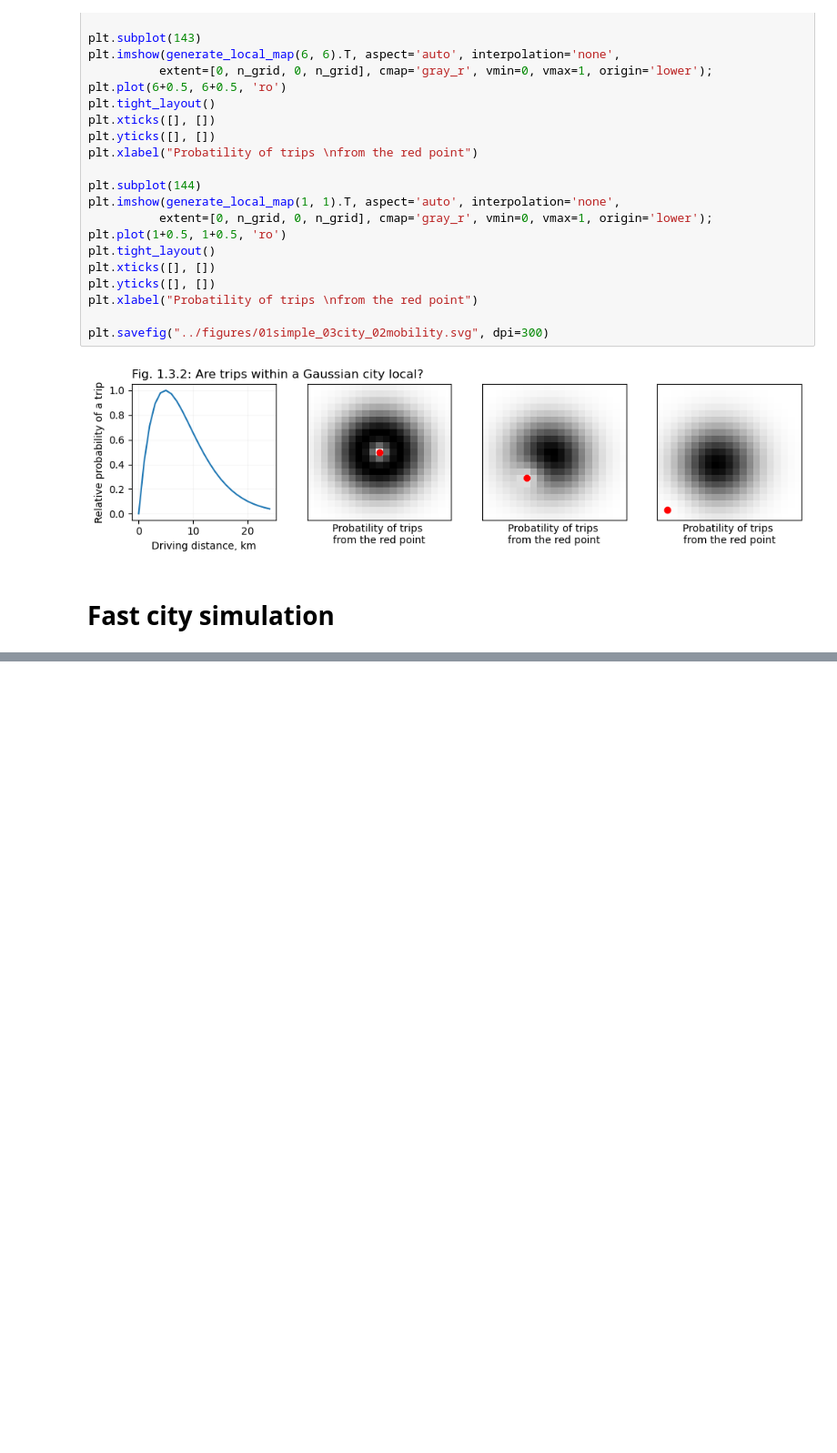
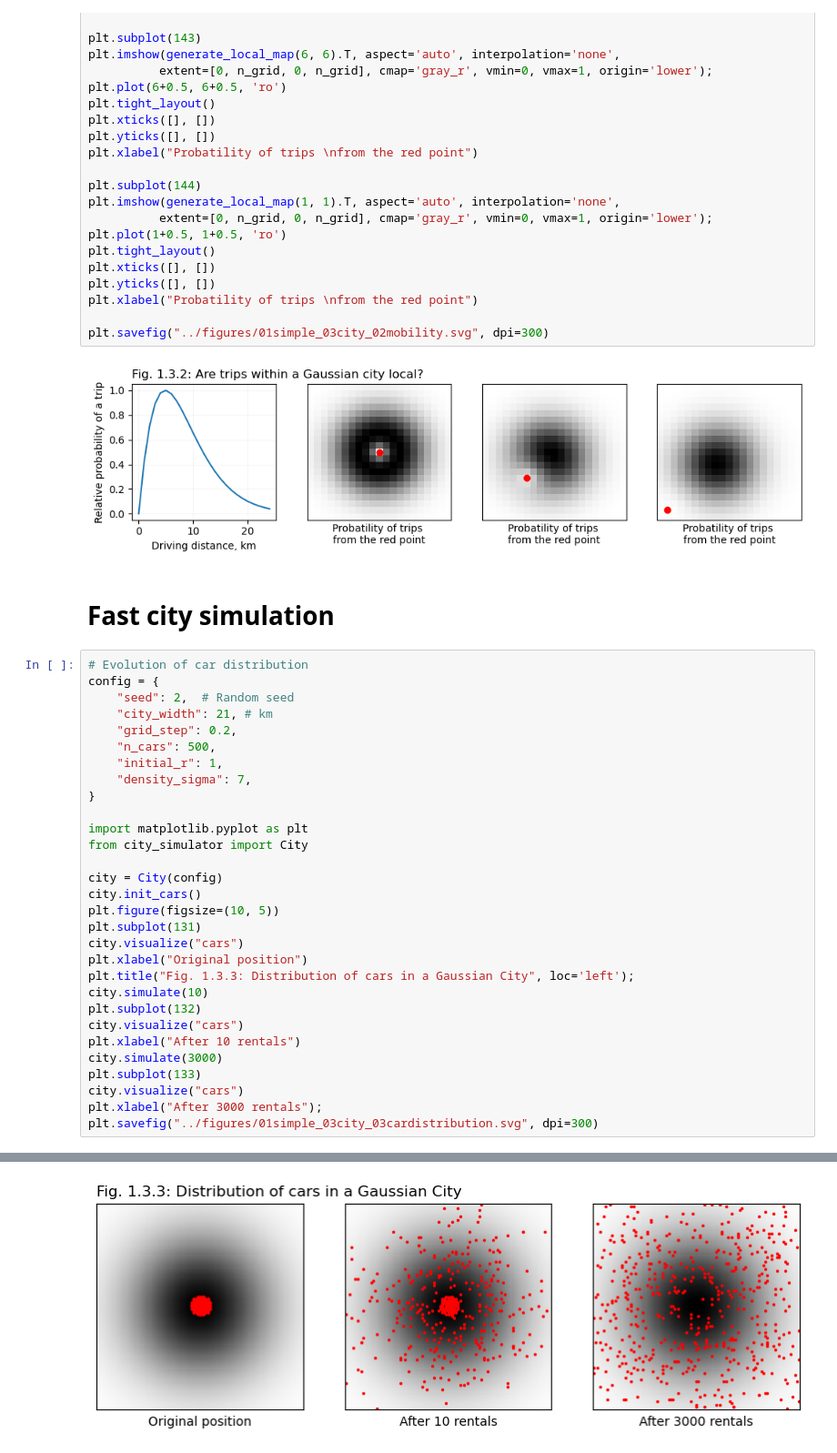
Before and after one commit to khakhalin/carsharing101, a Jupyter notebook: scripts/01natural_03city.ipynb, the cells around one changed output, grey strips where cells are left out. Shown at 91% size. Cells and saved outputs as stored; diff of their text form; blank space fills up the shorter version.

```diff
--- a/scripts/01natural_03city.ipynb
+++ b/scripts/01natural_03city.ipynb
@@ -127,3 +129,34 @@ plt.savefig("../figures/01simple_03city_02mobility.svg", dpi=300)
 [figure]
 # %% [markdown]
 # Fast city simulation
+# %%
+# Evolution of car distribution
+config = {
+    "seed": 2,  # Random seed
+    "city_width": 21, # km
+    "grid_step": 0.2,
+    "n_cars": 500,
+    "initial_r": 1,
+    "density_sigma": 7,
+}
+
+import matplotlib.pyplot as plt
+from city_simulator import City
+
+city = City(config)
+city.init_cars()
+plt.figure(figsize=(10, 5))
+plt.subplot(131)
+city.visualize("cars")
+plt.xlabel("Original position")
+plt.title("Fig. 1.3.3: Distribution of cars in a Gaussian City", loc='left');
+city.simulate(10)
+plt.subplot(132)
+city.visualize("cars")
+plt.xlabel("After 10 rentals")
+city.simulate(3000)
+plt.subplot(133)
+city.visualize("cars")
+plt.xlabel("After 3000 rentals");
+plt.savefig("../figures/01simple_03city_03cardistribution.svg", dpi=300)
+# %% [output]
@@ -129,0 +169 @@ plt.savefig("../figures/01simple_03city_02mobility.svg", dpi=300)
+[figure, added]
```
Also changed, not shown: parts of 2 cells of this notebook, 2 other files.
